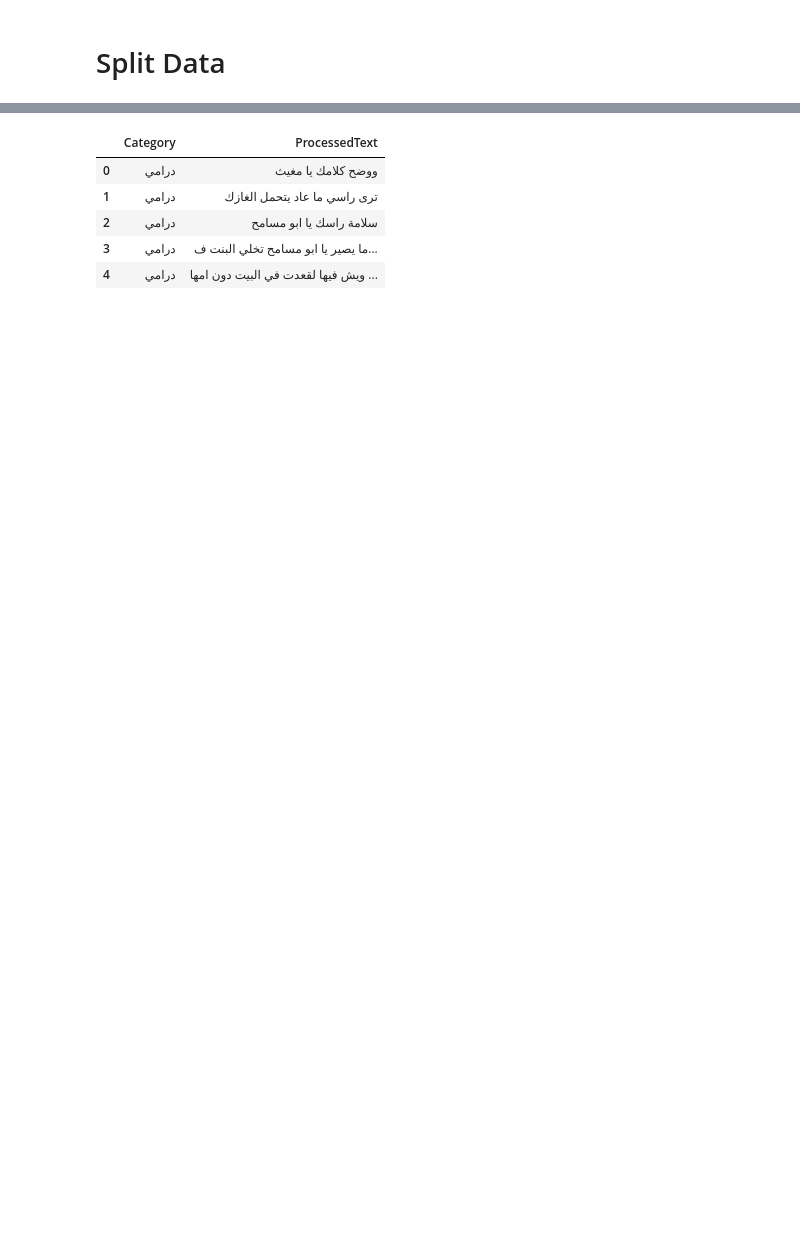
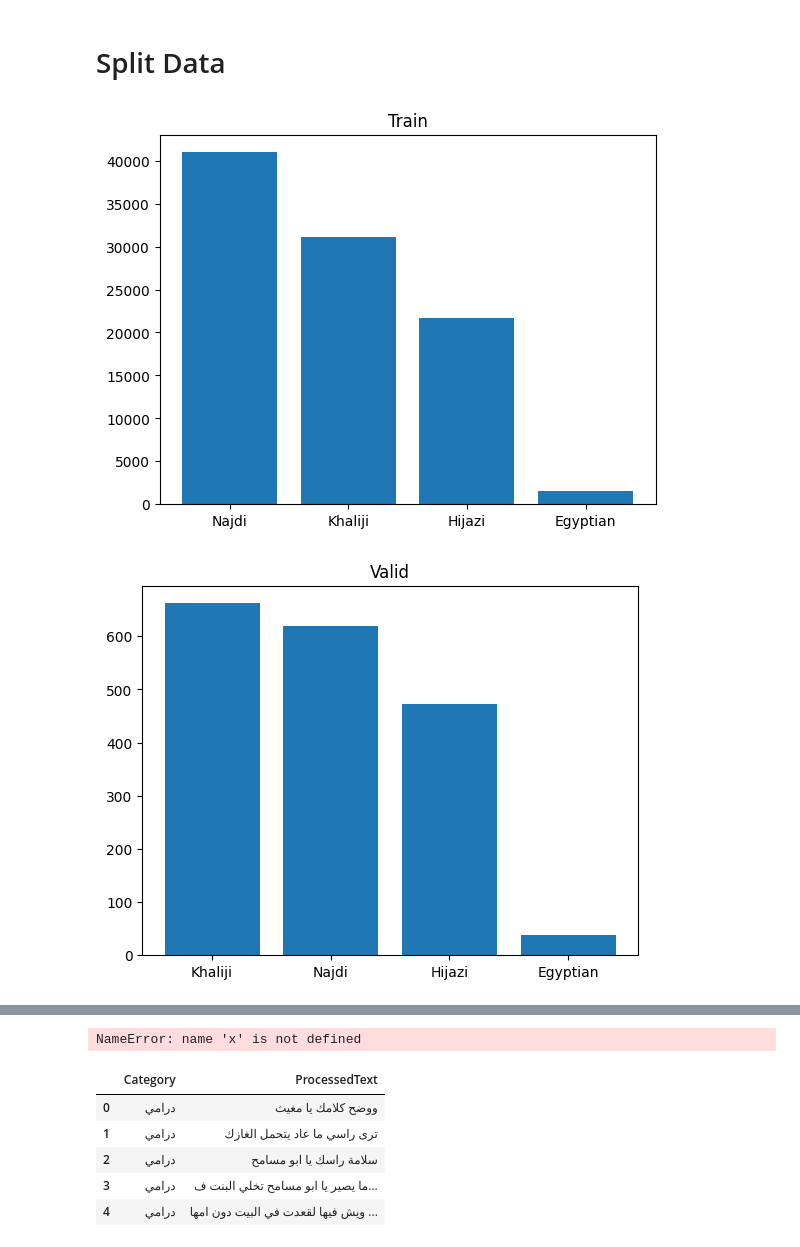
Before and after one commit to BashairAlsadhan/NLP-project, a Jupyter notebook: LogesticRegression.ipynb, the cells around one changed output, grey strips where cells are left out. Saved outputs shown, nothing was run; the diff lists cells and outputs as text; code cells hidden in the pictures; blank space fills up the shorter version.

Commit message:
Added egyptian dialect to the dataset

```diff
--- a/LogesticRegression.ipynb
+++ b/LogesticRegression.ipynb
@@ -3,6 +3,37 @@
 # %%
 import pandas as pd
 
-train = pd.read_csv('dataset/train.csv')
-valid = pd.read_csv('dataset/valid.csv')
-test = pd.read_csv('dataset/test.csv')
+# train = pd.read_csv('dataset/train.csv')
+# valid = pd.read_csv('dataset/valid.csv')
+# test = pd.read_csv('dataset/test.csv')
+
+train = pd.read_csv('Dataset_Egy/train.csv')
+valid = pd.read_csv('Dataset_Egy/valid.csv')
+test = pd.read_csv('Dataset_Egy/test.csv')
+# %%
+import numpy as np
+import matplotlib.pyplot as plt
+
+y_train = np.array(train.SpeakerDialect.value_counts())
+x_train = np.array(train.SpeakerDialect.unique())
+
+y_valid = np.array(valid.SpeakerDialect.value_counts())
+x_valid = np.array(valid.SpeakerDialect.unique())
+
+y_test = np.array(test.SpeakerDialect.value_counts())
+x_test = np.array(test.SpeakerDialect.unique())
+
+plt.bar(x_train, y_train, label='Train')
+plt.title('Train')
+plt.show()
+
+plt.bar(x_valid, y_valid, label='Valid')
+plt.title('Valid')
+plt.show()
+
+plt.bar(x_test, y_test, label='Test')
+plt.title('Test')
+plt.show()
+# %% [output]
+[figure, added]
+[figure, added]
@@ -9,3 +41,4 @@ test = pd.read_csv('dataset/test.csv')
+NameError: name 'x' is not defined
 # %%
 train_x = train[['Category', 'ProcessedText']]
 train_y = train['SpeakerDialect']
```
Also changed, not shown: parts of 1 cell of this notebook, 6 other files.
